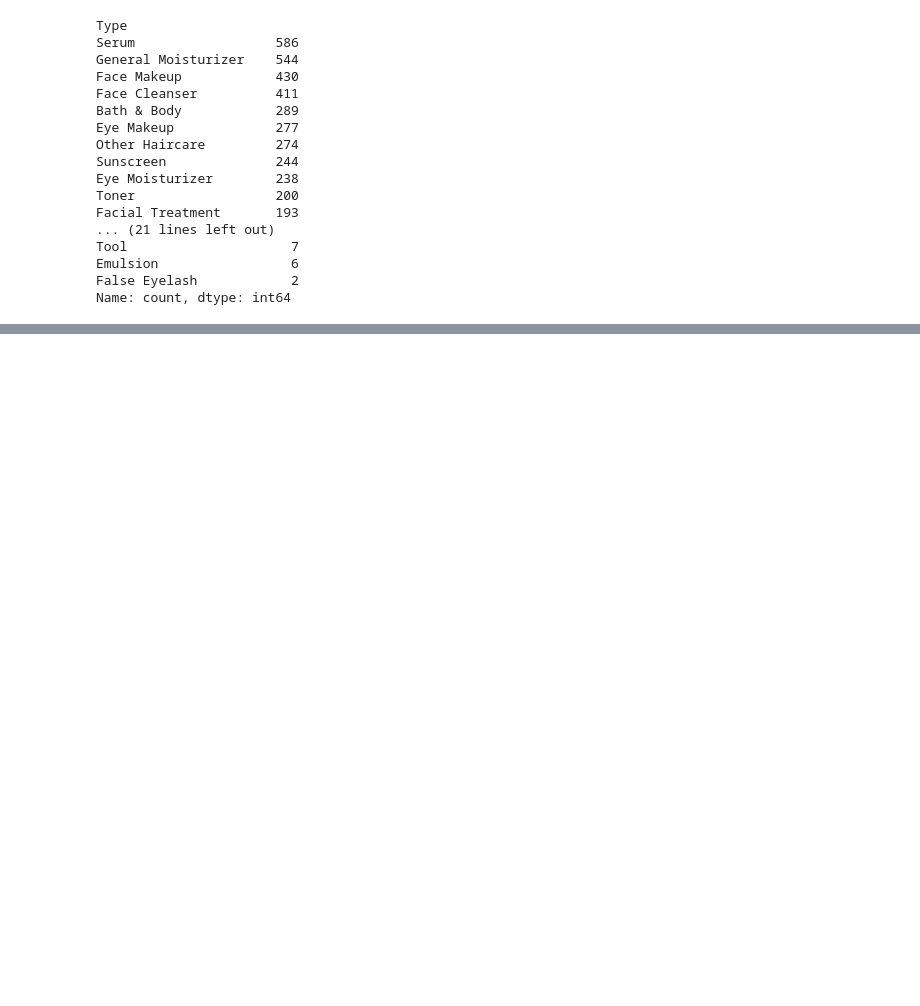
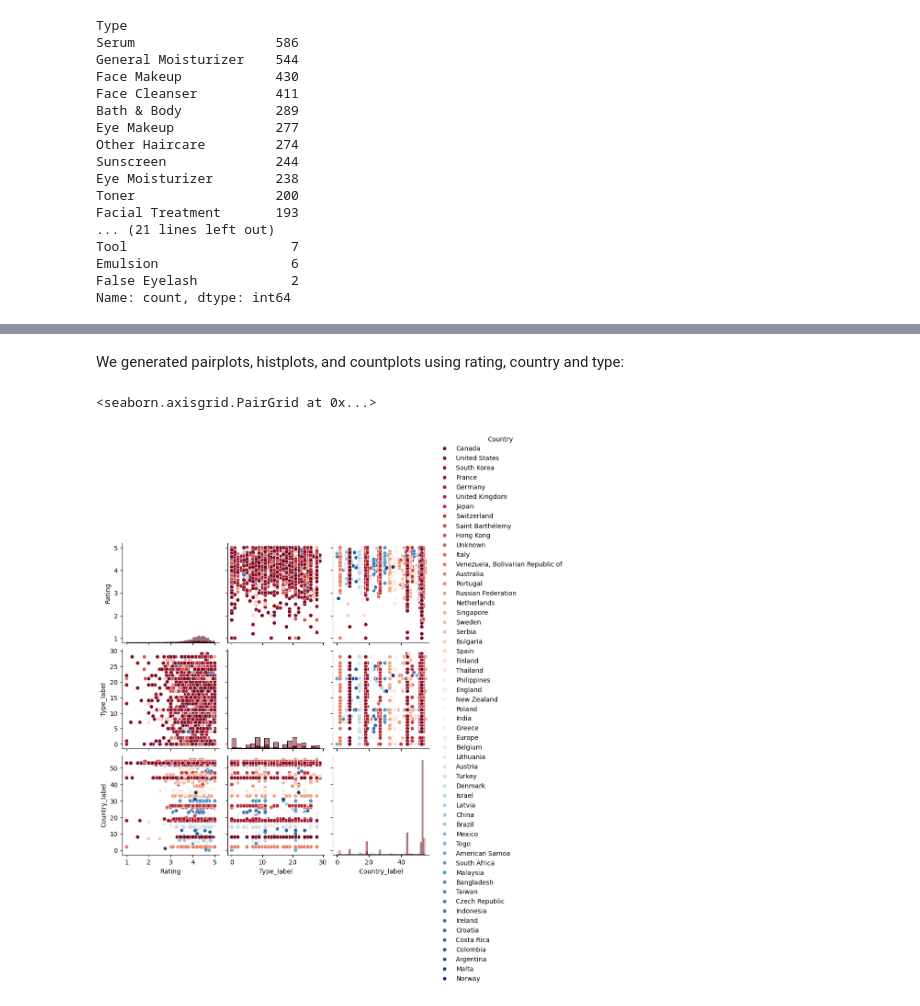
Before and after one commit to nicoleli04/CSE151A-Project, a Jupyter notebook: Skincare_Recommender.ipynb, the cells around one changed output, grey strips where cells are left out. Saved outputs shown, nothing was run; the diff lists cells and outputs as text; code cells hidden in the pictures; blank space fills up the shorter version.

```diff
--- a/Skincare_Recommender.ipynb
+++ b/Skincare_Recommender.ipynb
@@ -274,7 +253,8 @@ merged_df.loc[merged_df['Type'] == np.nan]
 # %% [output]
 |  | Brand | Name | Type | Country | Ingredients | Results | Rating |
 # %%
-merged_df_copy = merged_df.loc[(merged_df['Type'] != "Face Makeup") & (merged_df['Type'] != "Eye Makeup") & (merged_df['Type'] != "Lip Makeup") & (merged_df['Type'] != "Tool") & (merged_df['Type'] != "Makeup Applicator") & (merged_df['Type'] != "False Eyelash") & (merged_df['Type'] != "Cheek Makeup")  & (merged_df['Type'] != "Fragrance")]
+#Created a copy of our dataframe and removed the non-skincare related products
+merged_df_copy = merged_df[~merged_df['Type'].isin(["Face Makeup", "Eye Makeup", "Lip Makeup", "Makeup Applicator", "False Eyelash", "Cheek Makeup"])]
 # %%
 merged_df_copy.shape
 # %% [output]
@@ -322,0 +325,6 @@ Name: count, dtype: int64
+# %%
+#We encoded the Type and the Country to generate more meaningful plots using the encoded data
+from sklearn.preprocessing import LabelEncoder
+le = LabelEncoder()
+merged_df_copy['Type_label'] = le.fit_transform(merged_df_copy['Type'])
+merged_df_copy['Country_label'] = le.fit_transform(merged_df_copy['Country'])
@@ -322,0 +358,7 @@ Name: count, dtype: int64
+# %% [markdown]
+We generated pairplots, histplots, and countplots using rating, country and type:
+# %%
+sns.pairplot(merged_df_copy, hue ='Country', palette= 'RdBu', diag_kind='hist')
+# %% [output]
+<seaborn.axisgrid.PairGrid at 0x...>
+[figure, added]
```
Also changed, not shown: parts of 27 cells of this notebook.
